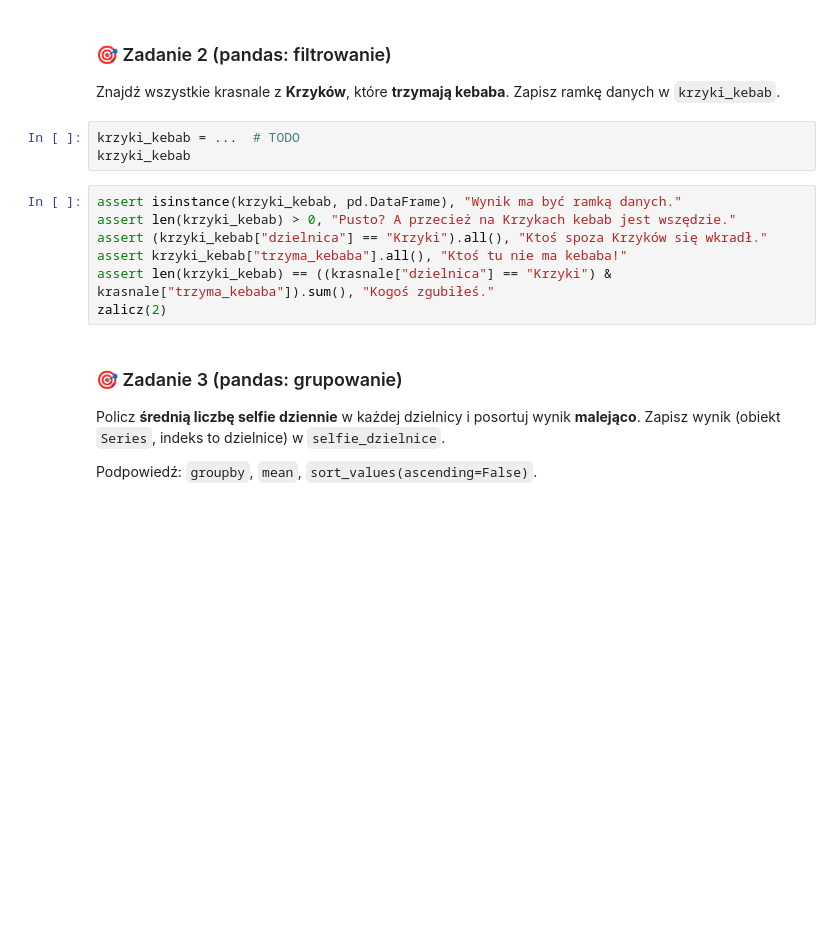
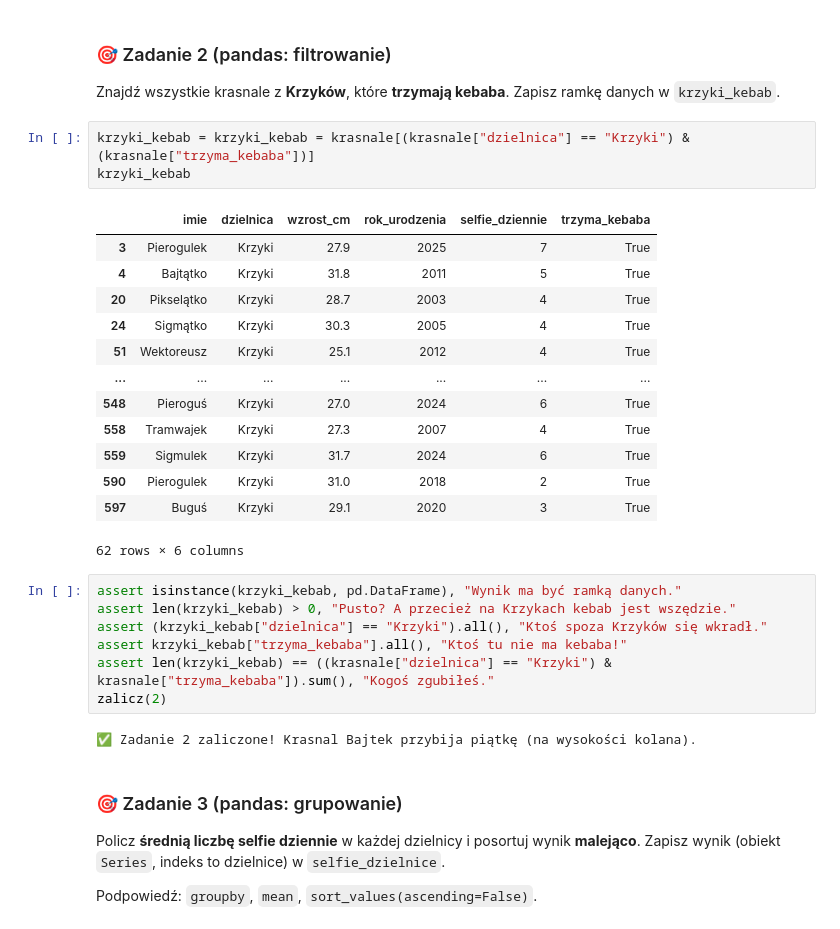
Before and after one commit to Cefyy/Studia, a Jupyter notebook: Sem5/ML/Lista0/lista_0.ipynb, the cells around one changed output. Drawn from its saved outputs; the diff is of its cells as text; blank space fills up the shorter version.

```diff
--- a/Sem5/ML/Lista0/lista_0.ipynb
+++ b/Sem5/ML/Lista0/lista_0.ipynb
@@ -184,8 +274,22 @@ krasnale.groupby("dzielnica")["wzrost_cm"].mean().round(1)
 ### 🎯 Zadanie 2 (pandas: filtrowanie)
 Znajdź wszystkie krasnale z **Krzyków**, które **trzymają kebaba**. Zapisz ramkę danych w `krzyki_kebab`.
 # %%
-krzyki_kebab = ...  # TODO
+krzyki_kebab = krzyki_kebab = krasnale[(krasnale["dzielnica"] == "Krzyki") & (krasnale["trzyma_kebaba"])]
 krzyki_kebab
+# %% [output]
+|  | imie | dzielnica | wzrost_cm | rok_urodzenia | selfie_dziennie | trzyma_kebaba |
+| 3 | Pierogulek | Krzyki | 27.9 | 2025 | 7 | True |
+| 4 | Bajtątko | Krzyki | 31.8 | 2011 | 5 | True |
+| 20 | Pikselątko | Krzyki | 28.7 | 2003 | 4 | True |
+| 24 | Sigmątko | Krzyki | 30.3 | 2005 | 4 | True |
+| 51 | Wektoreusz | Krzyki | 25.1 | 2012 | 4 | True |
+| ... | ... | ... | ... | ... | ... | ... |
+| 548 | Pieroguś | Krzyki | 27.0 | 2024 | 6 | True |
+| 558 | Tramwajek | Krzyki | 27.3 | 2007 | 4 | True |
+| 559 | Sigmulek | Krzyki | 31.7 | 2024 | 6 | True |
+| 590 | Pierogulek | Krzyki | 31.0 | 2018 | 2 | True |
+| 597 | Buguś | Krzyki | 29.1 | 2020 | 3 | True |
+62 rows × 6 columns
 # %%
 assert isinstance(krzyki_kebab, pd.DataFrame), "Wynik ma być ramką danych."
 assert len(krzyki_kebab) > 0, "Pusto? A przecież na Krzykach kebab jest wszędzie."
@@ -193,6 +297,8 @@ assert (krzyki_kebab["dzielnica"] == "Krzyki").all(), "Ktoś spoza Krzyków się
 assert krzyki_kebab["trzyma_kebaba"].all(), "Ktoś tu nie ma kebaba!"
 assert len(krzyki_kebab) == ((krasnale["dzielnica"] == "Krzyki") & krasnale["trzyma_kebaba"]).sum(), "Kogoś zgubiłeś."
 zalicz(2)
+# %% [output]
+✅ Zadanie 2 zaliczone! Krasnal Bajtek przybija piątkę (na wysokości kolana).
 # %% [markdown]
 ### 🎯 Zadanie 3 (pandas: grupowanie)
 Policz **średnią liczbę selfie dziennie** w każdej dzielnicy i posortuj wynik **malejąco**. Zapisz wynik (obiekt `Series`, indeks to dzielnice) w `selfie_dzielnice`.
```
Also changed, not shown: parts of 41 cells of this notebook, 1 other file.
